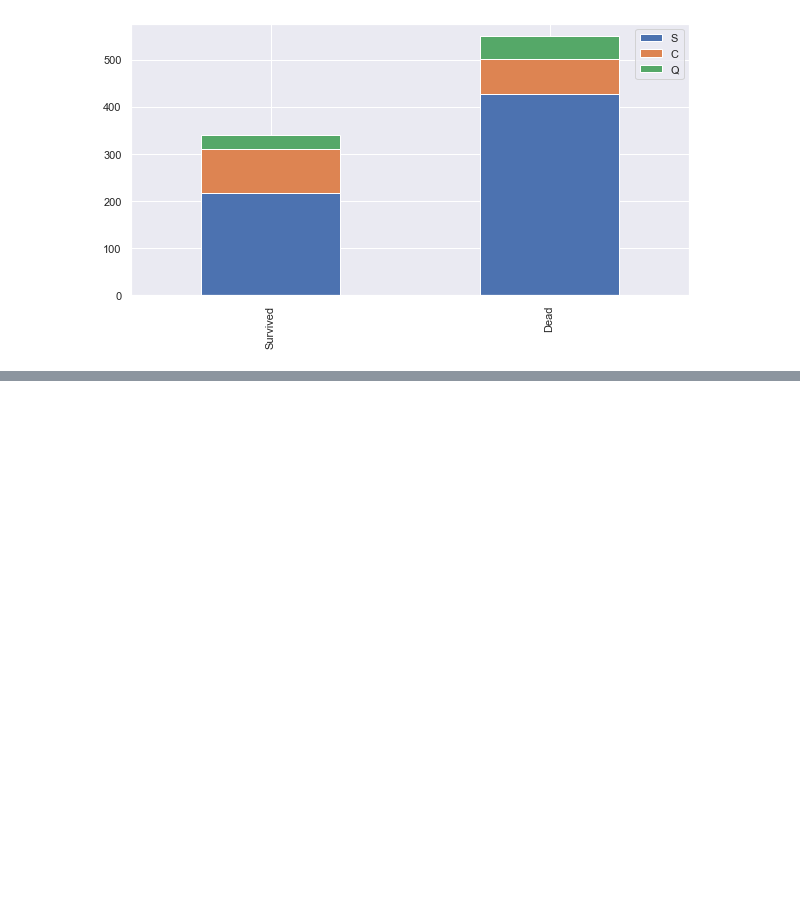
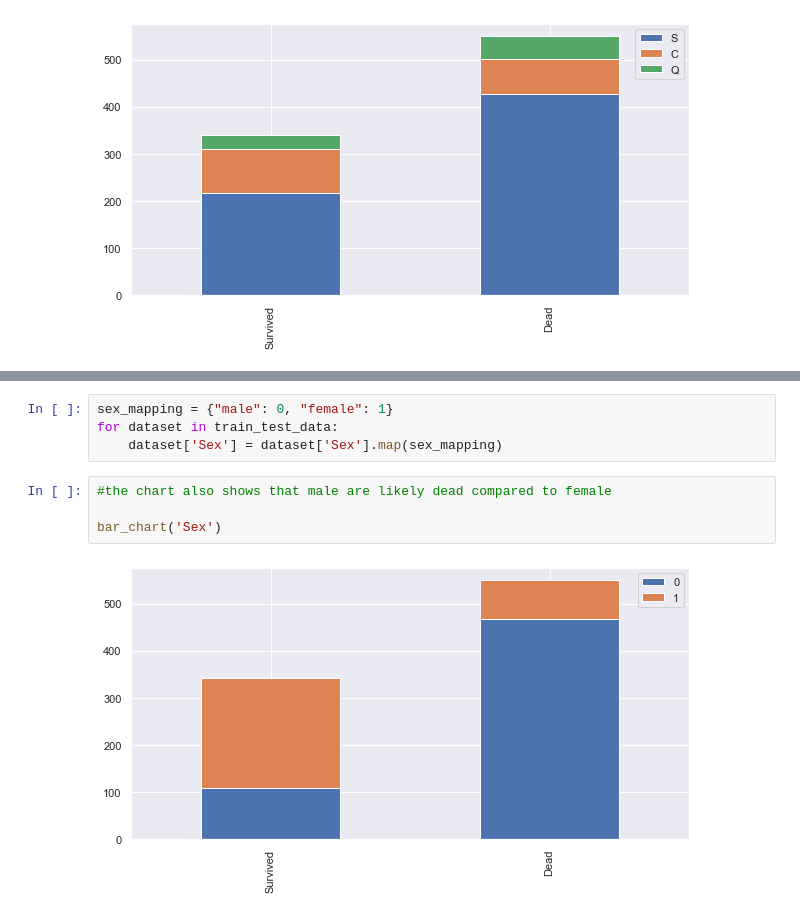
Before and after one commit to kang295/Kaggle_Titanic, a Jupyter notebook: Kaggle_Titanic_analysis.ipynb, the cells around one changed output, grey strips where cells are left out. Drawn from its saved outputs; the diff is of its cells as text; blank space fills up the shorter version.

```diff
--- a/Kaggle_Titanic_analysis.ipynb
+++ b/Kaggle_Titanic_analysis.ipynb
@@ -187,0 +330,10 @@ bar_chart('Embarked')
+# %%
+sex_mapping = {"male": 0, "female": 1}
+for dataset in train_test_data:
+    dataset['Sex'] = dataset['Sex'].map(sex_mapping)
+# %%
+#the chart also shows that male are likely dead compared to female
+
+bar_chart('Sex')
+# %% [output]
+[figure, added]
```
Also changed, not shown: parts of 63 cells of this notebook.
